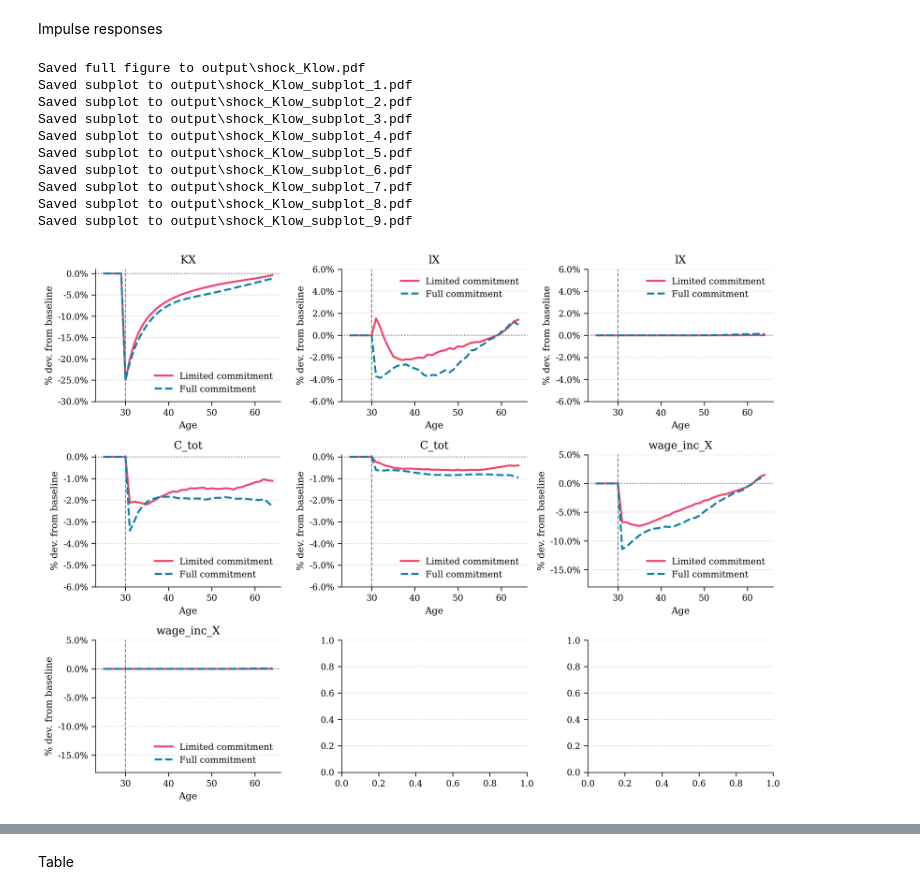
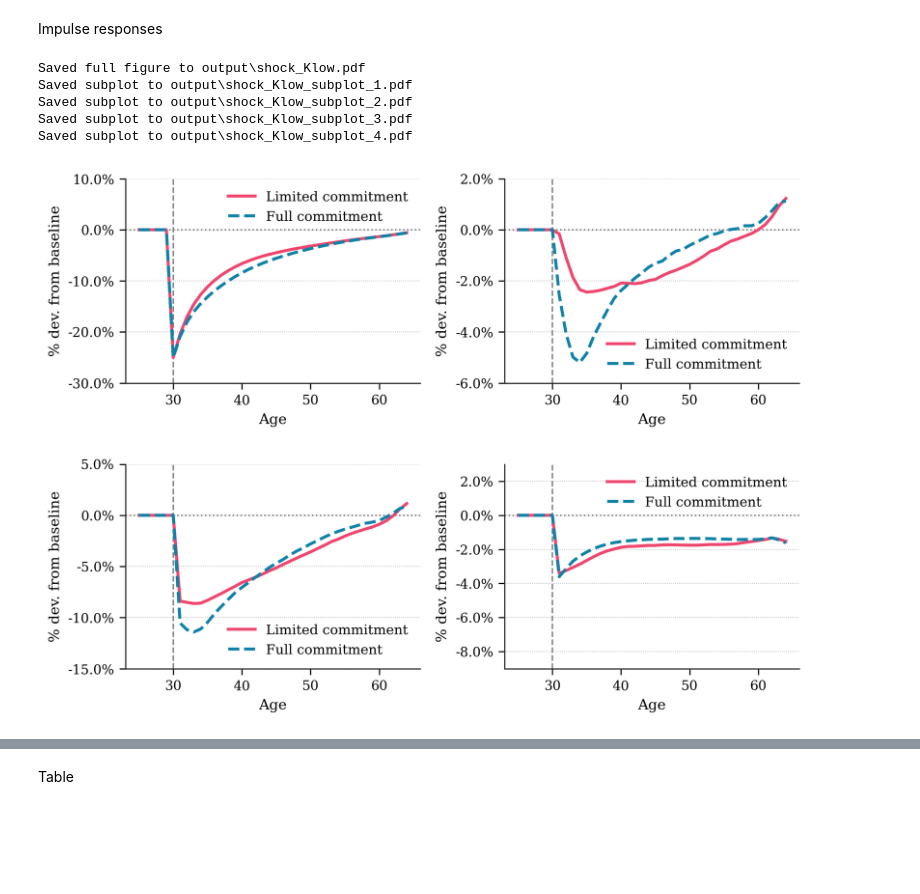
Before and after one commit to ThomasHJorgensen/FastBargaining, a Jupyter notebook: Application/04. Counterfactuals_types.ipynb, the cells around one changed output, grey strips where cells are left out. Drawn from its saved outputs; the diff is of its cells as text; code cells hidden in the pictures; blank space fills up the shorter version.

```diff
--- a/Application/04. Counterfactuals_types.ipynb
+++ b/Application/04. Counterfactuals_types.ipynb
@@ -188,29 +186,21 @@ NameError: name 'models' is not defined
 Impulse responses
 # %%
 fm = FigureManager(path, use_latex=False, cycle_linestyles=True)
-fig, axes = fm.create_figure(3,3,9, horizontal=True)
-impulse_response(axes[0], 'KX', models, type='low', ylim=(-0.30,0.01))
-impulse_response(axes[1], 'lX', models, type='low', ylim=(-0.06,0.06))
-impulse_response(axes[2], 'lX', models, type='high', ylim=(-0.06,0.06))
-impulse_response(axes[3], 'C_tot', models, type='low', ylim=(-0.06,0.001))
-impulse_response(axes[4], 'C_tot', models, type='high', ylim=(-0.06,0.001))
-impulse_response(axes[5], 'wage_inc_X', models, type='low', ylim=(-0.18,0.05))
-impulse_response(axes[6], 'wage_inc_X', models, type='high', ylim=(-0.18,0.05))
+fig, axes = fm.create_figure(2,2,4, horizontal=False)
+impulse_response(axes[0], 'KX', models, type='low', ylim=(-0.30,0.10))
+impulse_response(axes[1], 'lX', models, type='low', ylim=(-0.06,0.02))
+impulse_response(axes[2], 'wage_inc_X', models, type='low', ylim=(-0.15,0.05))
+impulse_response(axes[3], 'C_tot', models, type='low', ylim=(-0.09,0.03))
 
 fig.tight_layout()
-fm.save_figure(filename="shock_Klow", include_title=True)
+fm.save_figure(filename="shock_Klow", include_title=False)
 # %% [output]
 Saved full figure to output\shock_Klow.pdf
 Saved subplot to output\shock_Klow_subplot_1.pdf
 Saved subplot to output\shock_Klow_subplot_2.pdf
 Saved subplot to output\shock_Klow_subplot_3.pdf
 Saved subplot to output\shock_Klow_subplot_4.pdf
-Saved subplot to output\shock_Klow_subplot_5.pdf
-Saved subplot to output\shock_Klow_subplot_6.pdf
-Saved subplot to output\shock_Klow_subplot_7.pdf
-Saved subplot to output\shock_Klow_subplot_8.pdf
-Saved subplot to output\shock_Klow_subplot_9.pdf
-[figure, old version]
+[figure, new version]
 # %%
 fm = FigureManager(path, use_latex=False, cycle_linestyles=True)
 fig, axes = fm.create_figure(1,2,2, horizontal=False)
```
Also changed, not shown: parts of 8 cells of this notebook, 2 other files.
